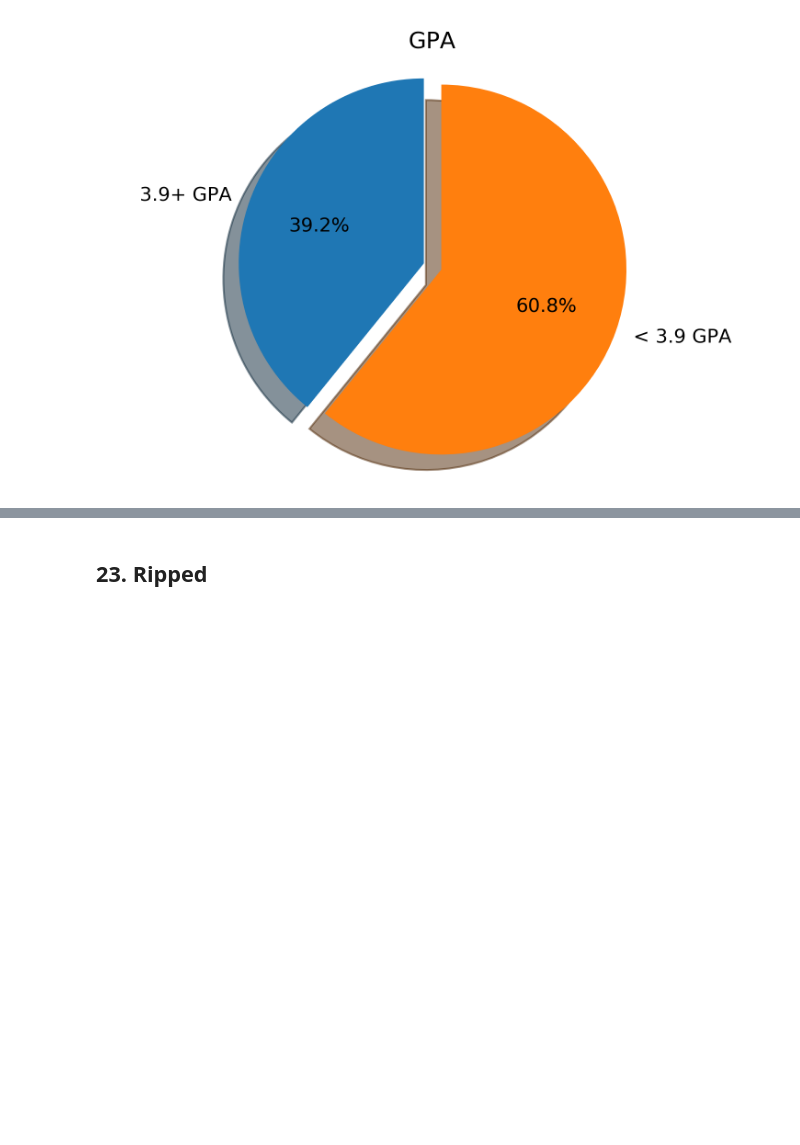
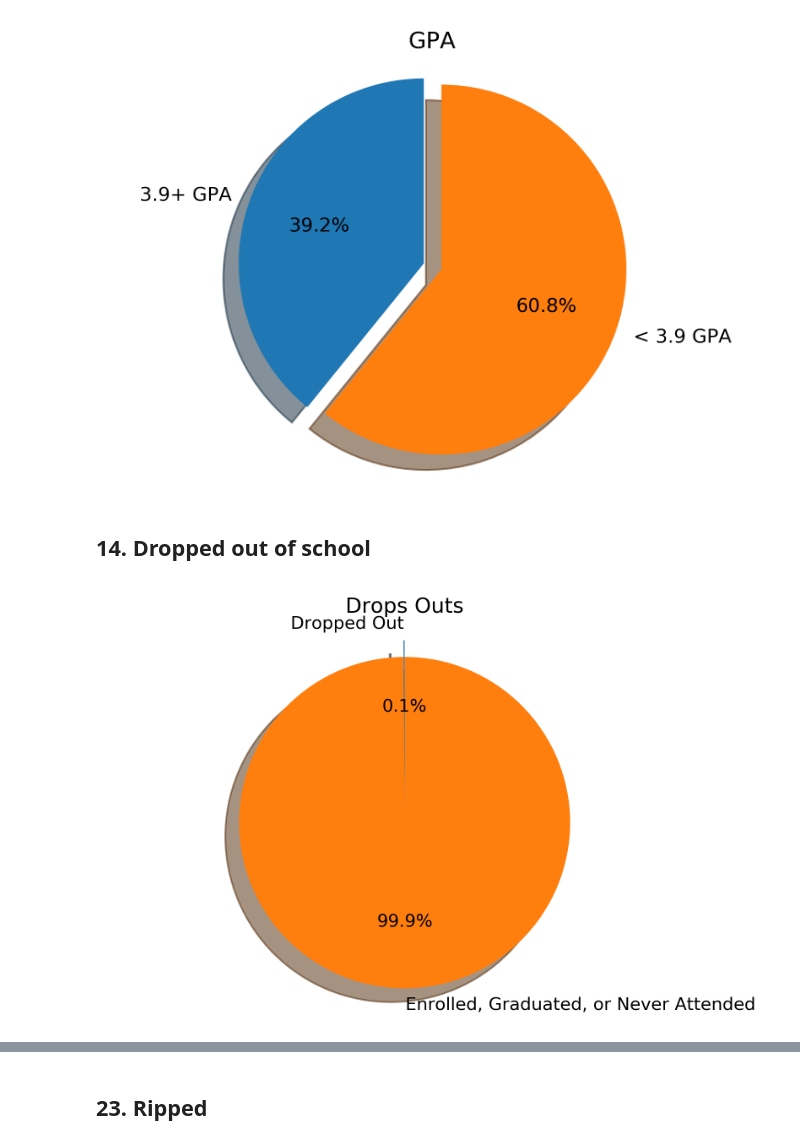
Before and after one commit to simonfong6/ECE-143-Team-6, a Jupyter notebook: Data-analysis.ipynb, the cells around one changed output, grey strips where cells are left out. Cells and saved outputs as stored; diff of their text form; code cells hidden in the pictures; blank space fills up the shorter version.

Commit message:
Created a pie chart for each true and false question

```diff
--- a/Data-analysis.ipynb
+++ b/Data-analysis.ipynb
@@ -324,3 +324,14 @@ pt.pie_chart(
     title="GPA")
 # %% [output]
 [figure]
+# %% [markdown]
+## 14. Dropped out of school
+# %%
+pt.pie_chart(
+    percentages=averages,
+    column_name='dropped_out',
+    yes_label="Dropped Out",
+    no_label="Enrolled, Graduated, or Never Attended",
+    title="Drops Outs")
+# %% [output]
+[figure, added]
```
Also changed, not shown: parts of 32 cells of this notebook.
